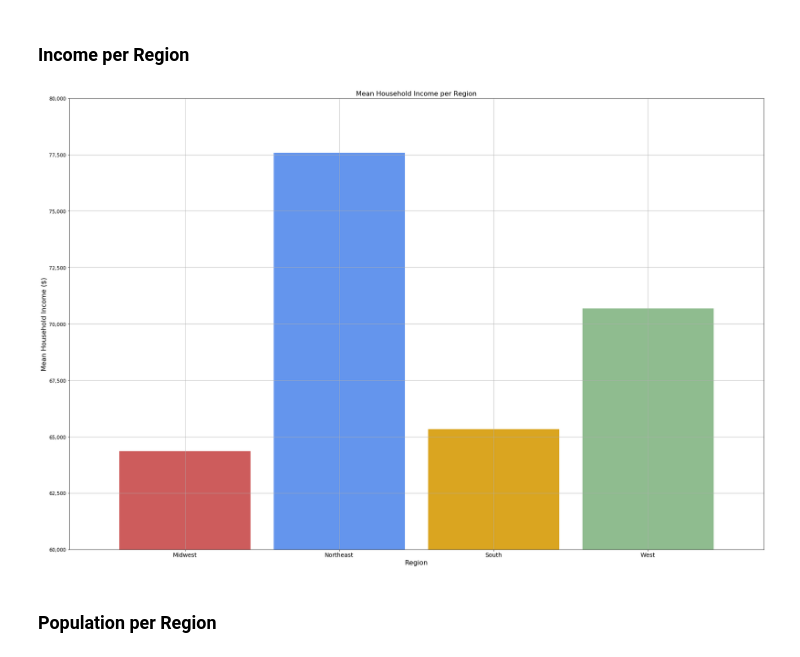
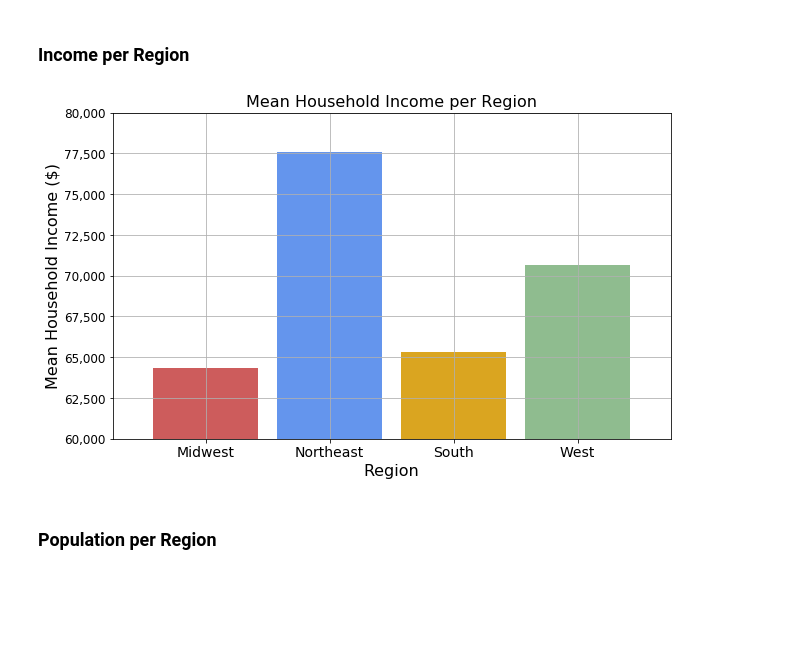
Before and after one commit to ericaleon/mental-health, a Jupyter notebook: Analysis.ipynb, the cells around one changed output. Cells and saved outputs as stored; diff of their text form; code cells hidden in the pictures; blank space fills up the shorter version.

Commit message:
fixed charts

```diff
--- a/Analysis.ipynb
+++ b/Analysis.ipynb
@@ -715,34 +715,35 @@ plt.show()
 # %%
 # dataframe to group states by region
 regions_df = pd.read_csv("resources/state_census_codes.csv")
 del regions_df["STFIPS"]
 
 # merge regions dataframe and income dataframe
 by_region = pd.merge(income_data, regions_df, on="State")
 
 # mean income per region
 region_income = by_region.groupby("Region").mean()['Mean income']
 region_income
 income_df = pd.DataFrame({"Region":["Midwest", "Northeast", "South", "West"],
              "Mean Income":[64353, 77588, 65333, 70687]})
 
 # mean income per region bar graph
+plt.figure(figsize = (10,6))
 plt.bar(income_df["Region"], income_df["Mean Income"], width=.85, color=["indianred", "cornflowerblue", "goldenrod", "darkseagreen"])
 plt.title("Mean Household Income per Region", fontsize=16)
 plt.xlabel("Region", fontsize=16)
 plt.ylabel("Mean Household Income ($)", fontsize=16)
 plt.xticks(fontsize = 14)
 plt.yticks(fontsize = 12)
 plt.xlim(-0.75, len(income_df["Region"])-0.25)
 plt.gca().get_yaxis().set_major_formatter(plt.FuncFormatter(lambda x, p: format(int(x), ',')))
 plt.ylim(60000, 80000)
 plt.grid()
 
 plt.savefig("output/IncomePerRegion.png")
 
 plt.show()
 # %% [output]
-[figure, old version]
+[figure, new version]
 # %% [markdown]
 ### Population per Region
 # %%
```
Also changed, not shown: parts of 1 cell of this notebook, 13 other files.
